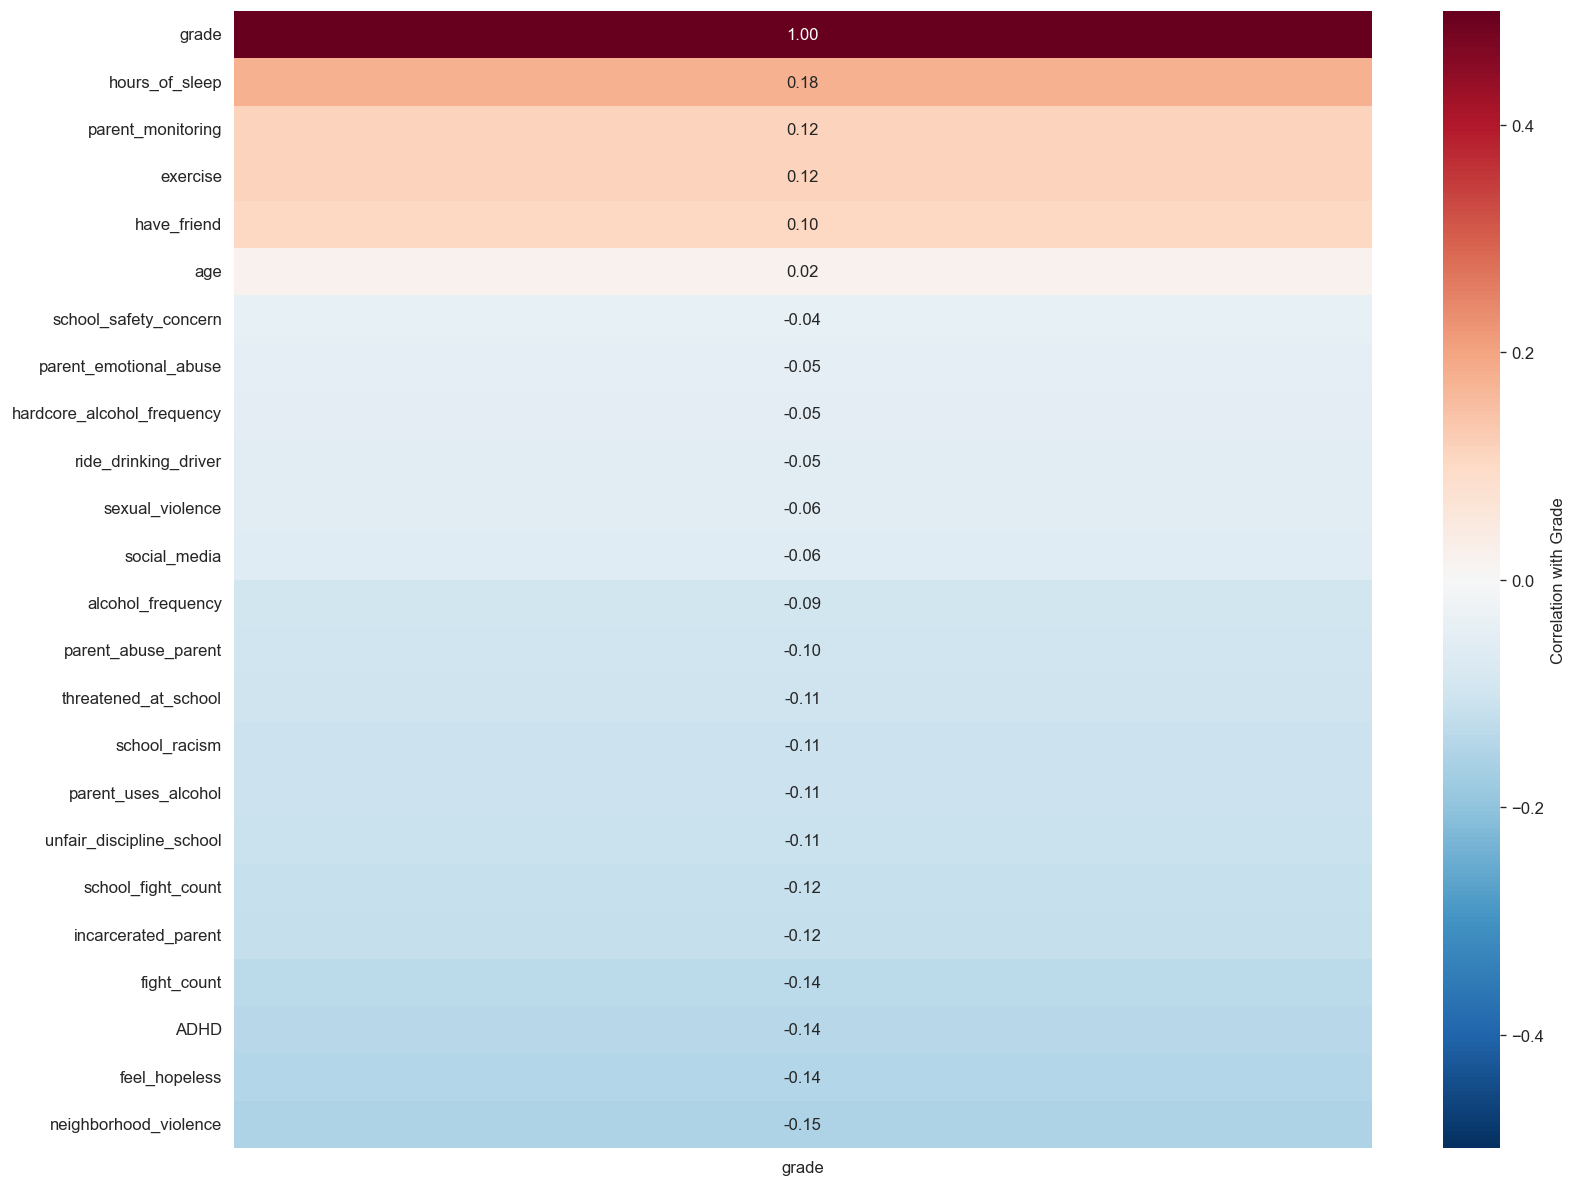
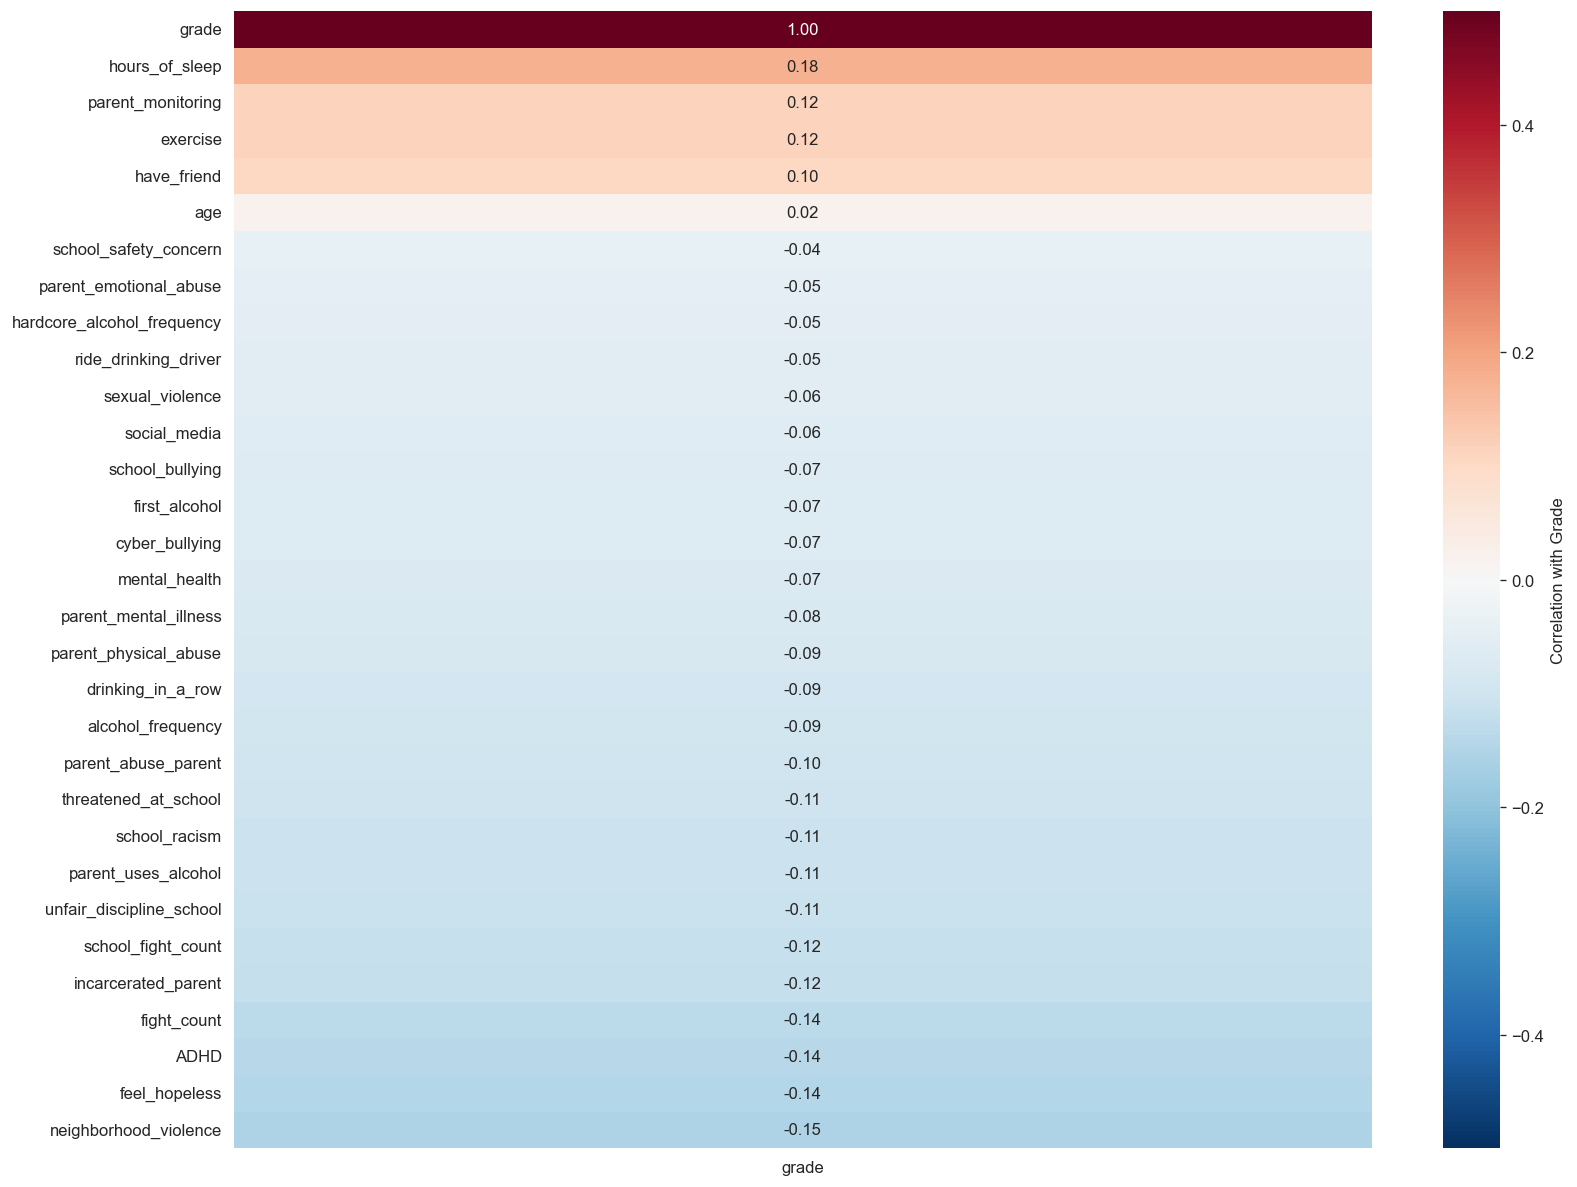
Unified diff of the notebook cell whose output changed from the first chart to the second:
--- before
+++ after
@@ -4,11 +4,10 @@
 
 grade_corr = corr_matrix['grade'].sort_values(ascending=False)
-top_bottom = pd.concat([grade_corr.head(12), grade_corr.tail(12)])
-sns.heatmap(top_bottom.to_frame(), annot=True, fmt='.2f', cmap='RdBu_r', center=0, 
+sns.heatmap(grade_corr.to_frame(), annot=True, fmt='.2f', cmap='RdBu_r', center=0, 
             cbar_kws={'label': 'Correlation with Grade'}, ax=ax, vmin=-0.5, vmax=0.5)
 plt.tight_layout()
 plt.show()
 
-for i, (feature, corr) in enumerate(grade_corr.head(10).items(), 1):
+for i, (feature, corr) in enumerate(grade_corr.items(), 1):
     if feature != 'grade':
         print(f"{i}. {feature:30s}: {corr:+.3f}")

Commit: naja Final la, tha mai mee rai ja gae